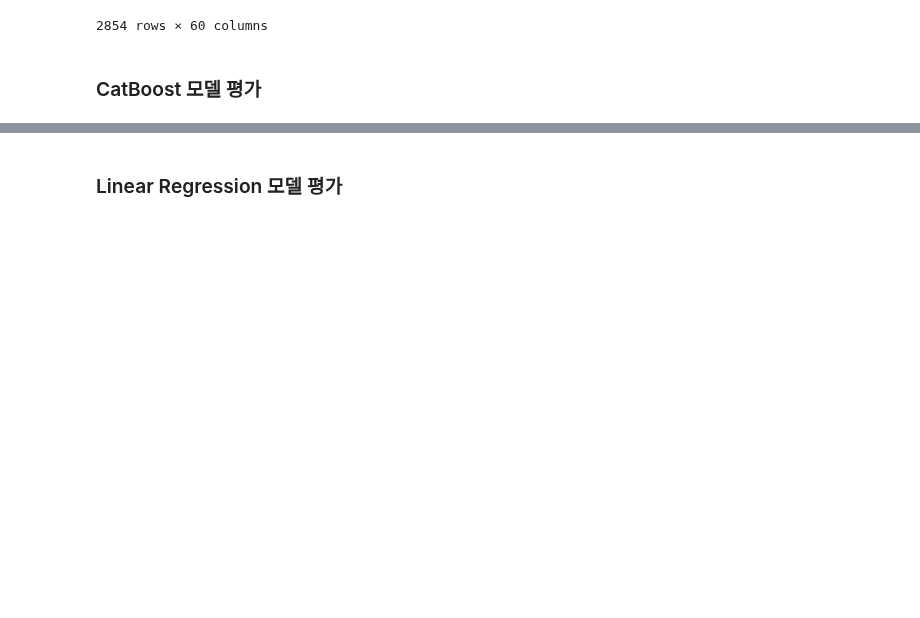
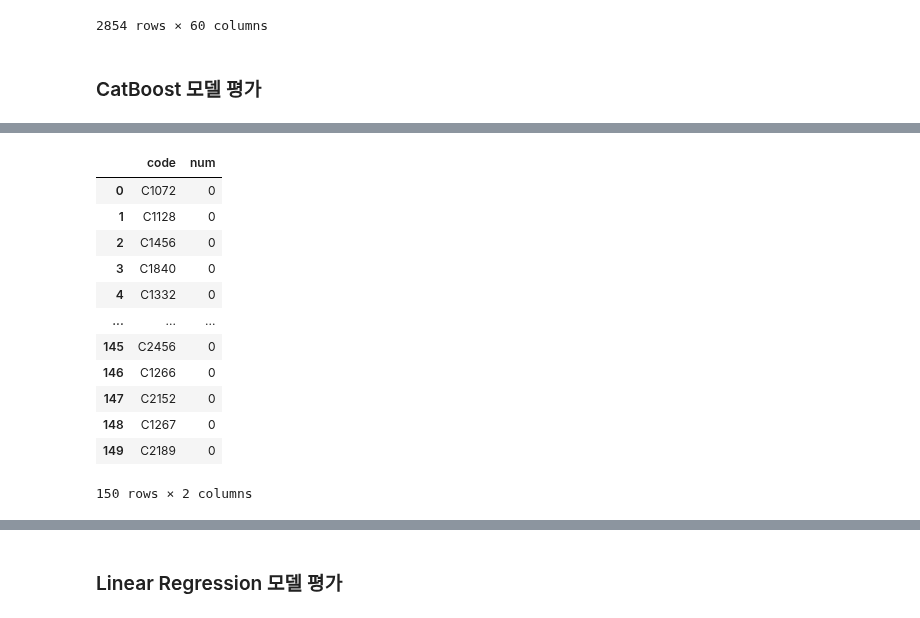
Before and after one commit to hyunjun33/Parking_demand_prediction, a Jupyter notebook: final source code/02_raw_age_data_added & model_performance_evaluation with CatBoost.ipynb, the cells around one changed output, grey strips where cells are left out. Saved outputs shown, nothing was run; the diff lists cells and outputs as text; code cells hidden in the pictures; blank space fills up the shorter version.

```diff
--- a/final source code/02_raw_age_data_added & model_performance_evaluation with CatBoost.ipynb
+++ b/final source code/02_raw_age_data_added & model_performance_evaluation with CatBoost.ipynb
@@ -18,10 +18,10 @@ mpl.rcParams['axes.unicode_minus'] = False
 # %%
 # 데이터 셋 불러오기
 
-train = pd.read_csv("../../../data/dacon_parking_demand_dataset/train.csv")
-test = pd.read_csv("../../../data/dacon_parking_demand_dataset/test.csv")
-sub = pd.read_csv("../../../data/dacon_parking_demand_dataset/sample_submission.csv")
-age = pd.read_csv("../../../data/dacon_parking_demand_dataset/age_gender_info.csv")
+train = pd.read_csv("./data/train.csv")
+test = pd.read_csv("./data/test.csv")
+sub = pd.read_csv("./data/sample_submission.csv")
+age = pd.read_csv("./data/age_gender_info.csv")
 # %%
 train.shape, test.shape
 # %% [output]
@@ -465,4 +465,20 @@ Learning rate set to 0.04469
 9.20313874587702
+# %%
+sub
+# %% [output]
+|  | code | num |
+| 0 | C1072 | 0 |
+| 1 | C1128 | 0 |
+| 2 | C1456 | 0 |
+| 3 | C1840 | 0 |
+| 4 | C1332 | 0 |
+| ... | ... | ... |
+| 145 | C2456 | 0 |
+| 146 | C1266 | 0 |
+| 147 | C2152 | 0 |
+| 148 | C1267 | 0 |
+| 149 | C2189 | 0 |
+150 rows × 2 columns
 # %%
 cat_reg = CatBoostRegressor(random_seed=42)
 
```
Also changed, not shown: parts of 12 cells of this notebook.
